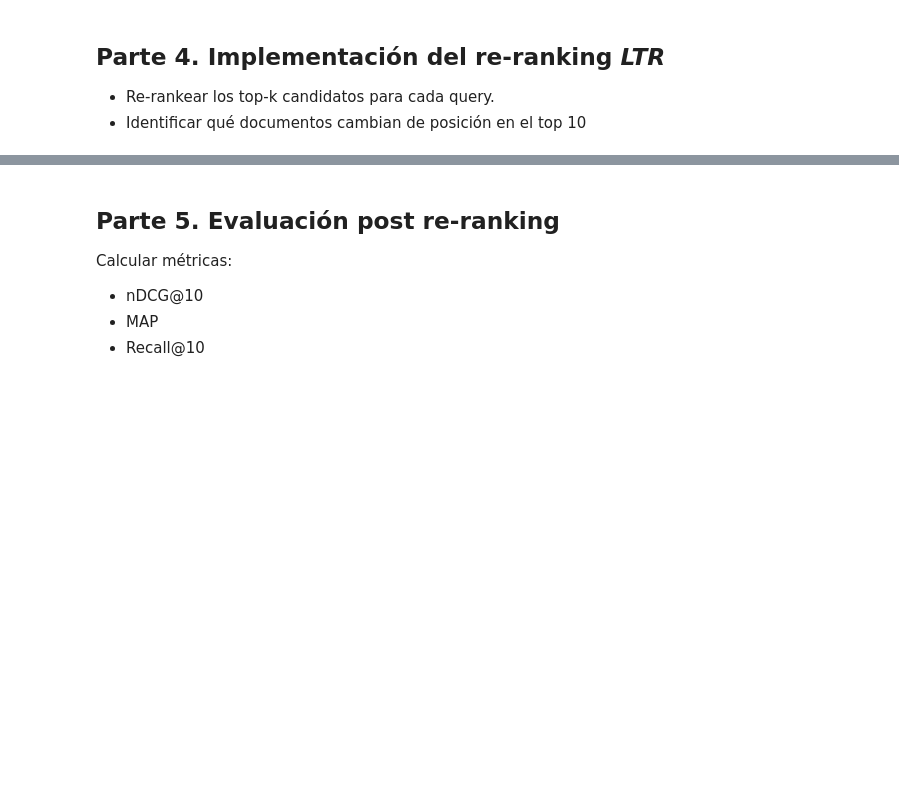
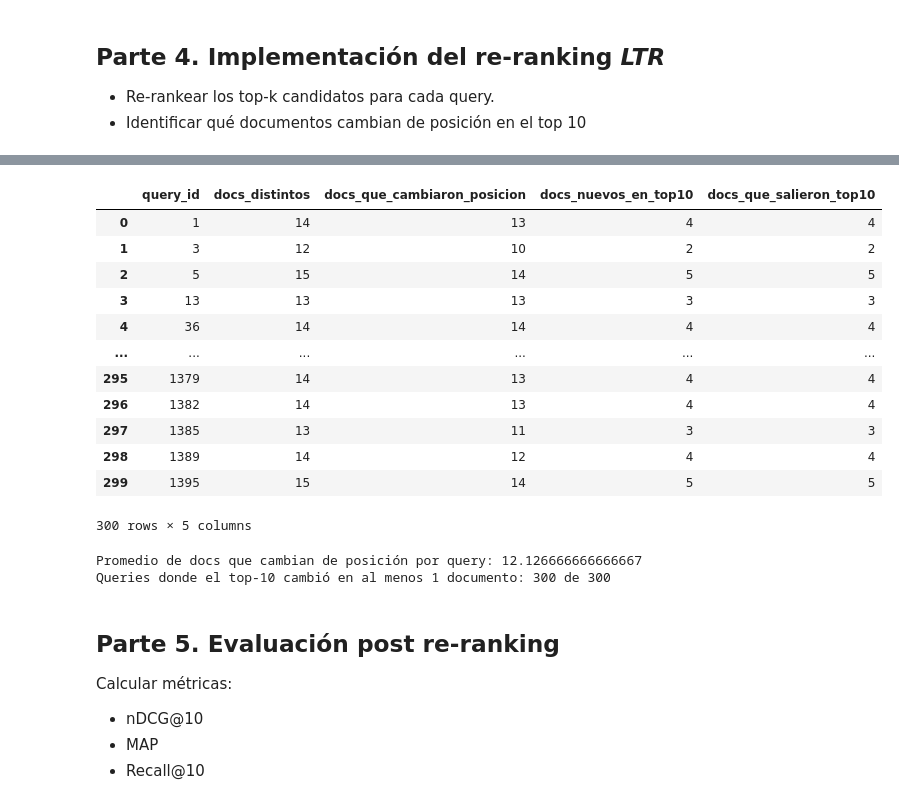
Before and after one commit to INub3/RI-2026, a Jupyter notebook: 07_Reranking/reranking.ipynb, the cells around one changed output, grey strips where cells are left out. Cells and saved outputs as stored; diff of their text form; code cells hidden in the pictures; blank space fills up the shorter version.

```diff
--- a/07_Reranking/reranking.ipynb
+++ b/07_Reranking/reranking.ipynb
@@ -361,3 +413,47 @@ changes_df[
+# %%
+# Generalizando a TODAS las queries: cuántos docs cambian de posición en el top-10
+summary_rows = []
+
+for qid in tqdm(results_ce.keys()):
+    df = get_rank_changes(qid)
+    n_changed = df["changed"].sum()
+    n_new_in_top10 = df["rank_bm25"].isna().sum()
+    n_dropped_from_top10 = df["rank_ce"].isna().sum()
+
+    summary_rows.append({
+        "query_id": qid,
+        "docs_distintos": len(df),
+        "docs_que_cambiaron_posicion": n_changed,
+        "docs_nuevos_en_top10": n_new_in_top10,
+        "docs_que_salieron_top10": n_dropped_from_top10
+    })
+
+rank_changes_summary = pd.DataFrame(summary_rows)
+rank_changes_summary
+# %% [output]
+|  | query_id | docs_distintos | docs_que_cambiaron_posicion | docs_nuevos_en_top10 | docs_que_salieron_top10 |
+| 0 | 1 | 14 | 13 | 4 | 4 |
+| 1 | 3 | 12 | 10 | 2 | 2 |
+| 2 | 5 | 15 | 14 | 5 | 5 |
+| 3 | 13 | 13 | 13 | 3 | 3 |
+| 4 | 36 | 14 | 14 | 4 | 4 |
+| ... | ... | ... | ... | ... | ... |
+| 295 | 1379 | 14 | 13 | 4 | 4 |
+| 296 | 1382 | 14 | 13 | 4 | 4 |
+| 297 | 1385 | 13 | 11 | 3 | 3 |
+| 298 | 1389 | 14 | 12 | 4 | 4 |
+| 299 | 1395 | 15 | 14 | 5 | 5 |
+300 rows × 5 columns
+# %%
+print("Promedio de docs que cambian de posición por query:",
+      rank_changes_summary["docs_que_cambiaron_posicion"].mean())
+
+print("Queries donde el top-10 cambió en al menos 1 documento:",
+      (rank_changes_summary["docs_que_cambiaron_posicion"] > 0).sum(),
+      "de", len(rank_changes_summary))
+# %% [output]
+Promedio de docs que cambian de posición por query: 12.126666666666667
+Queries donde el top-10 cambió en al menos 1 documento: 300 de 300
 # %% [markdown]
 ## Parte 5. Evaluación post re-ranking
 
```
Also changed, not shown: parts of 8 cells of this notebook, 5 other files.
